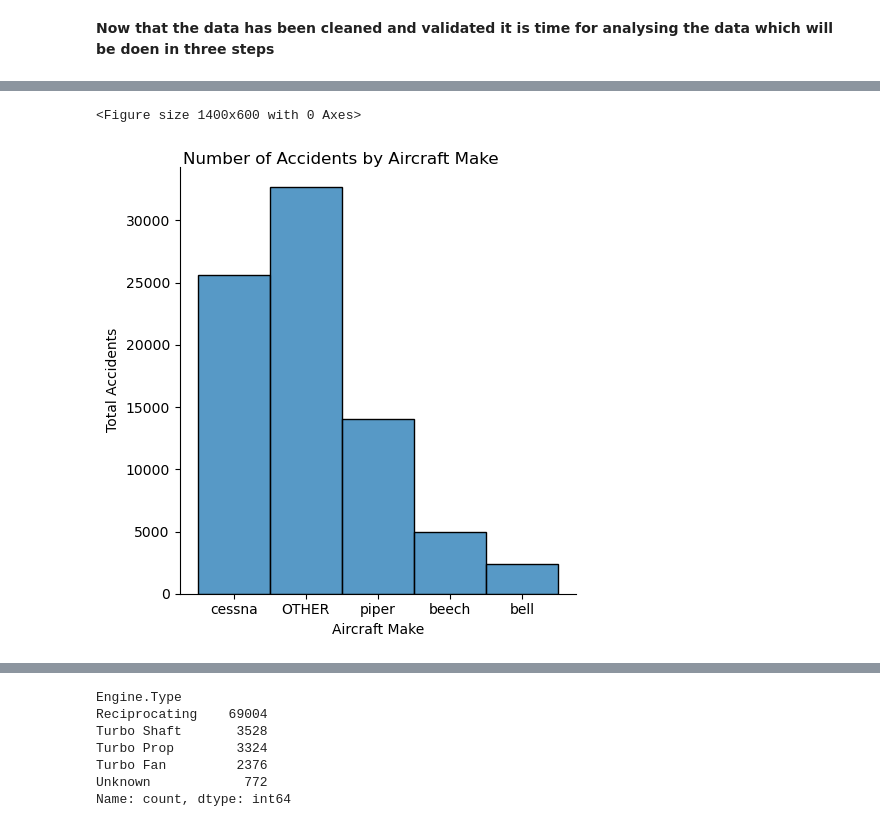
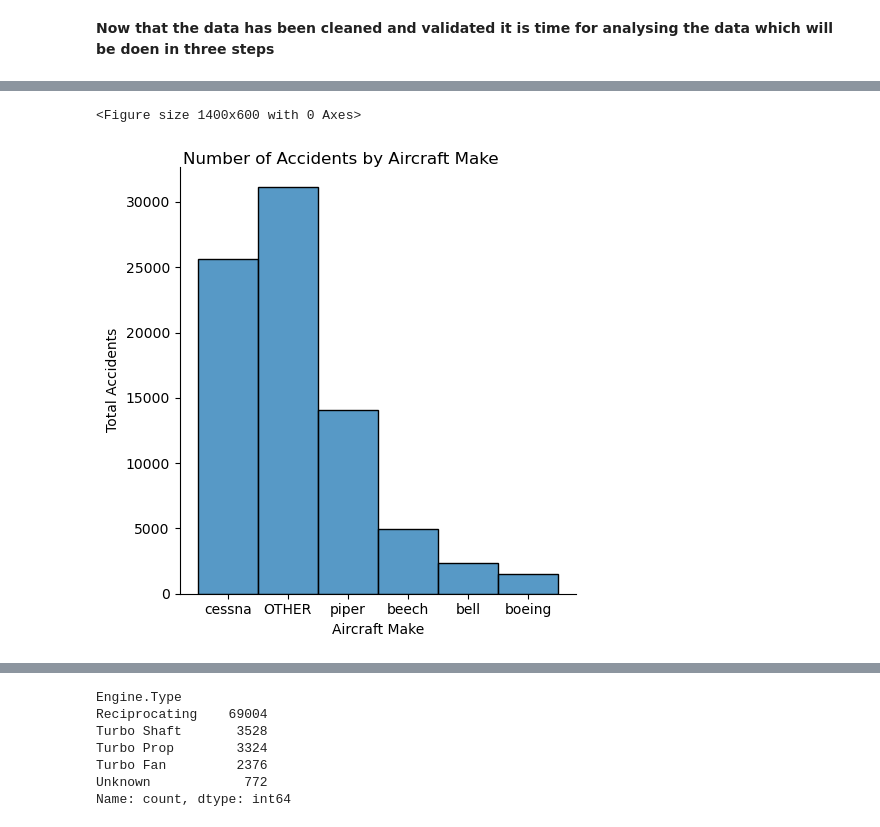
Before and after one commit to Churabros/Aviation-Accidents-Analysis, a Jupyter notebook: Index.ipynb, the cells around one changed output, grey strips where cells are left out. Saved outputs shown, nothing was run; the diff lists cells and outputs as text; code cells hidden in the pictures.

```diff
--- a/Index.ipynb
+++ b/Index.ipynb
@@ -305,10 +322,3 @@ beech      4970
 bell       2366
 boeing     1536
 Name: count, dtype: int64
-# %%
-def get_make(make):
-
-    if make in ['cessna','piper','beech', 'bell']:
-        return make
-    else:
-        return 'OTHER'
@@ -317,10 +325,22 @@ df['Make.simplified'] = df['Make'].apply(get_make)
 # %%
+#Create function to get only the top 5 Aircraft Makes
+def get_make(make):
+
+    if make in ['cessna','piper','beech', 'bell','boeing']:
+        return make
+    else:
+        ##return Other for the aircraft make that are not in the top 5
+        return 'OTHER'
+
+
+df['Make.simplified'] = df['Make'].apply(get_make)
+
 plt.figure(figsize=(14, 6))
 ax = sns.displot(df['Make.simplified'])
 #Adding axis lables
 ax.set_axis_labels('Aircraft Make', 'Total Accidents')
 #Adding the Title
 ax.fig.suptitle('Number of Accidents by Aircraft Make', y=1);
 # %% [output]
 <Figure size 1400x600 with 0 Axes>
-[figure, old version]
+[figure, new version]
```
Also changed, not shown: parts of 49 cells of this notebook.
